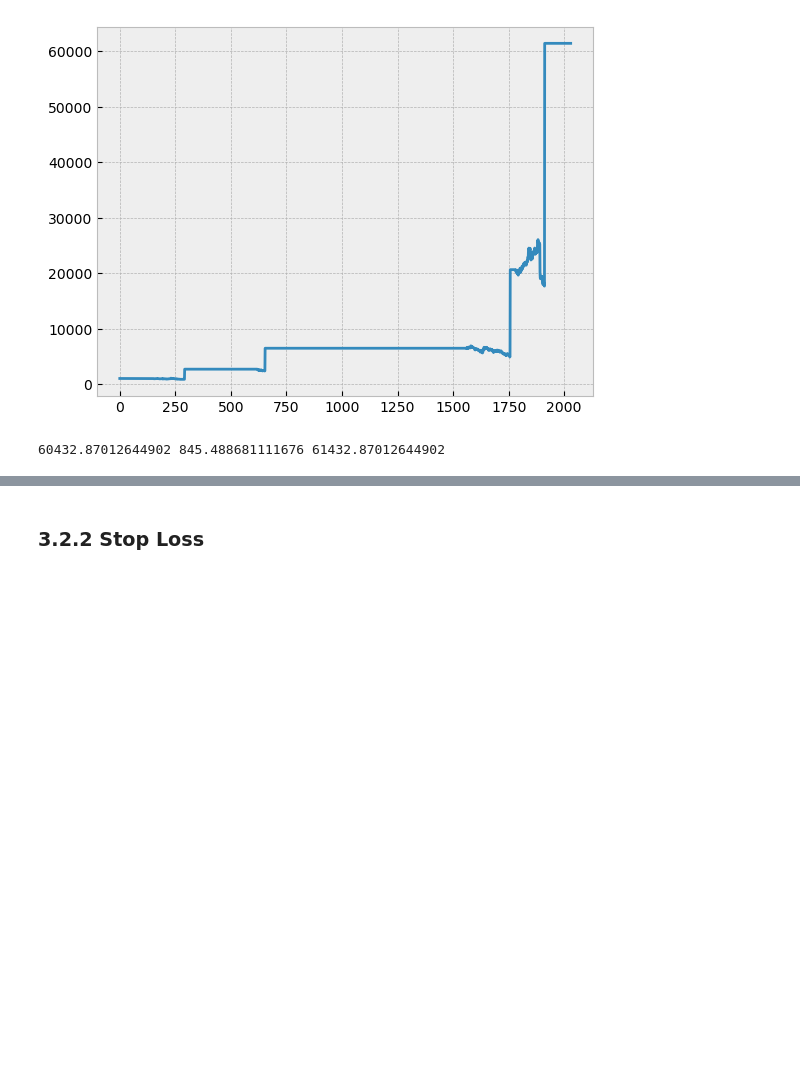
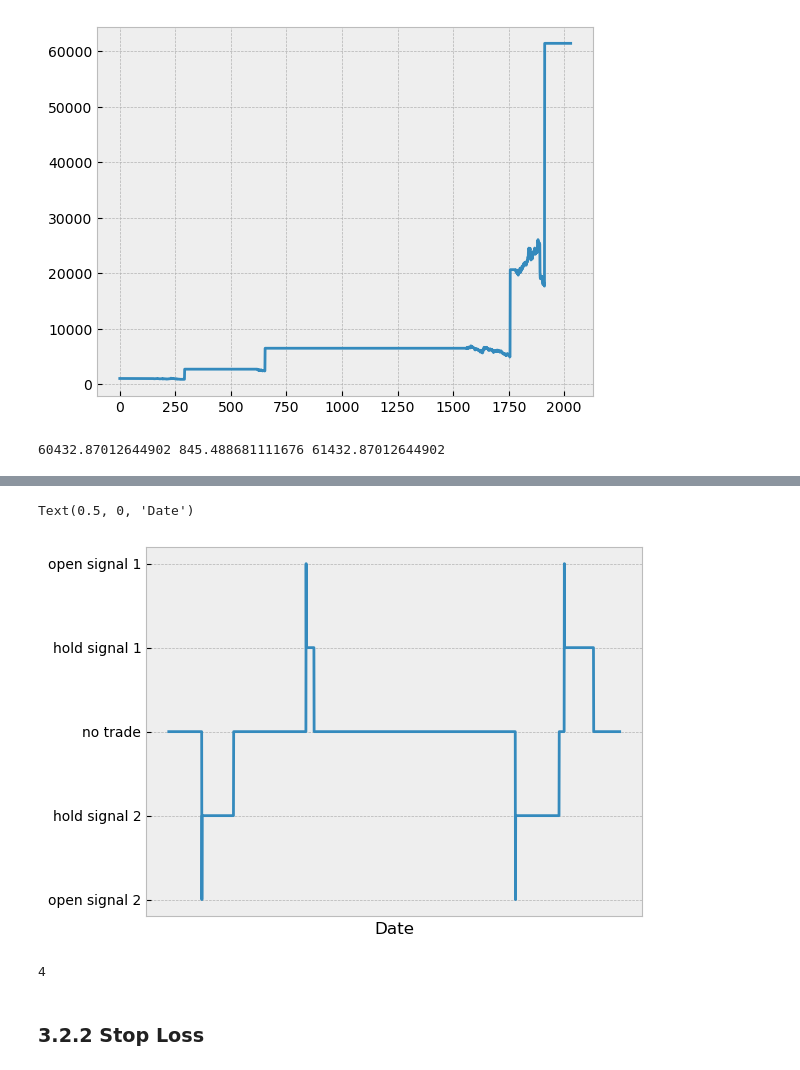
Before and after one commit to victoriawong1123/emf_project2, a Jupyter notebook: emf_project2.ipynb, the cells around one changed output, grey strips where cells are left out. Saved outputs shown, nothing was run; the diff lists cells and outputs as text; code cells hidden in the pictures; blank space fills up the shorter version.

```diff
--- a/emf_project2.ipynb
+++ b/emf_project2.ipynb
@@ -668,3 +679,13 @@ max_ws = max(ws)
 print(profit, lowest_ws, max_ws)
 # %% [output]
 30627.18141530262 1000 31627.18141530262
+# %%
+digital_position_decision
+
+num_trade = 0
+
+for i in digital_position_decision:
+    if i==2 or i==-2:
+        num_trade += 1
+
+num_trade
@@ -686,8 +709,8 @@ na = 0
 nb = 0
 
 ws = []
-signal_decision = []
-position_decision = []
+signal_decision20 = []
+position_decision20 = []
 
 processed = False
 position = 'nothing'
@@ -709,7 +732,7 @@ for i, s in enumerate(signals.values):
             nb = 0
             action = 'none'
             processed = False
-            position = 'close sig1'
+            position = 'nothing'
         else:
             if not processed:
                 na -= Wt * L2 / (1 + L2) / pa[i]
@@ -727,7 +750,7 @@ for i, s in enumerate(signals.values):
             nb = 0
             action = 'none'
             processed = False
-            position = 'close sig2'
+            position = 'nothing'
         else:
             if not processed:
                 na += Wt * L2 / (1 + L2) / pa[i]
@@ -736,8 +759,10 @@ for i, s in enumerate(signals.values):
                 position = 'open sig2'
             else:
                 Wt += (na * (pa[i]-pa[i-1]) + nb * (pb[i]-pb[i-1]))
-                position = 'open sig2'
+                position = 'hold sig2'
     ws.append(Wt)
+    signal_decision20.append(action)
+    position_decision20.append(position)
 #     print(W, na, nb)
 
 ax = plt.gca()
@@ -827,3 +782,38 @@ ax.plot(ws)
+# %%
+digital_position_decision20 = []
+for i in position_decision20:
+    if i == 'nothing':
+        d = 0
+    elif i == 'hold sig1':
+        d = 1
+    elif i == 'open sig1':
+        d = 2
+    elif i == 'hold sig2':
+        d = -1
+    elif i == 'open sig2':
+        d = -2
+    digital_position_decision20.append(d)
+
+ax = plt.gca()
+ax.plot(digital_position_decision20)
+ax.set_yticks([-2, -1, 0, 1, 2], ['open signal 2', 'hold signal 2', 'no trade', 'hold signal 1', 'open signal 1'])
+ax.set_xticks([])
+plt.xlabel('Date')
+# %% [output]
+Text(0.5, 0, 'Date')
+[figure, added]
+# %%
+digital_position_decision20
+
+num_trade = 0
+
+for i in digital_position_decision20:
+    if i==2 or i==-2:
+        num_trade += 1
+
+num_trade
+# %% [output]
+4
 # %% [markdown]
 ### 3.2.2 Stop Loss
 # %%
```
Also changed, not shown: parts of 22 cells of this notebook.
